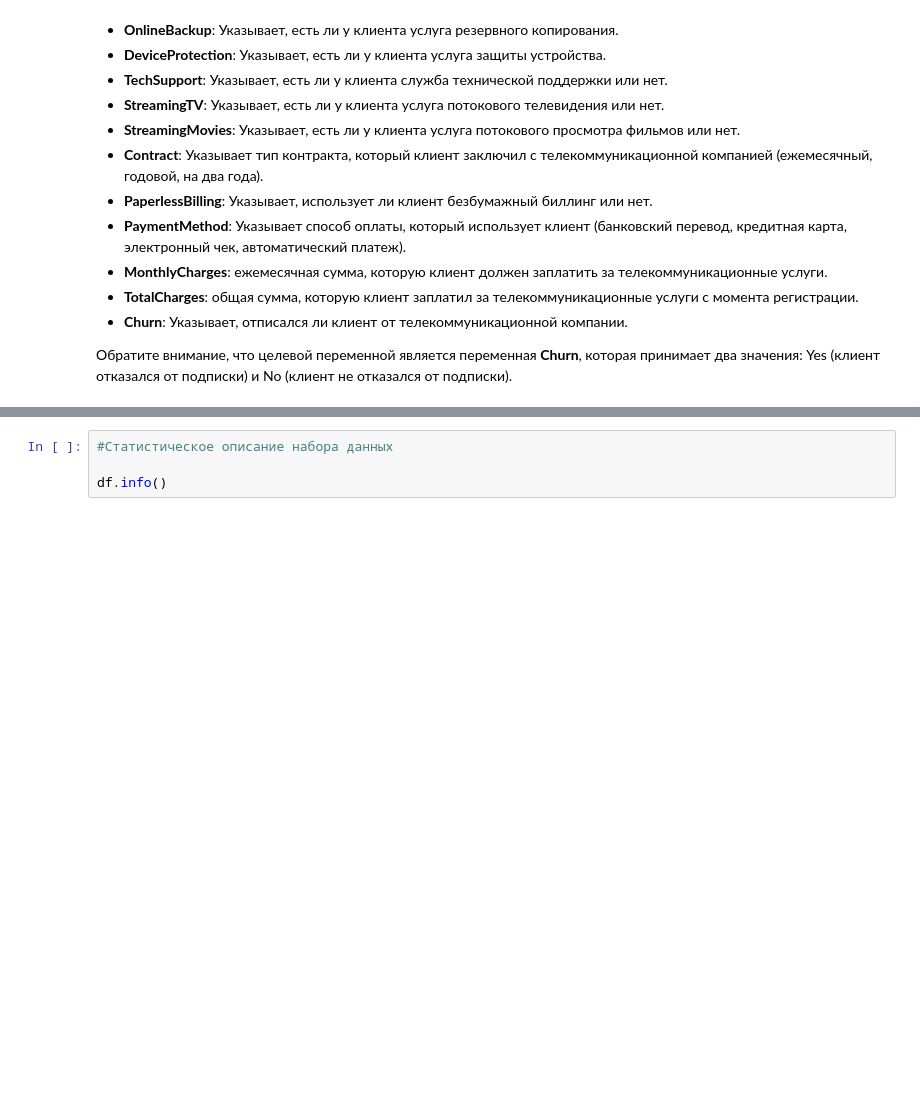
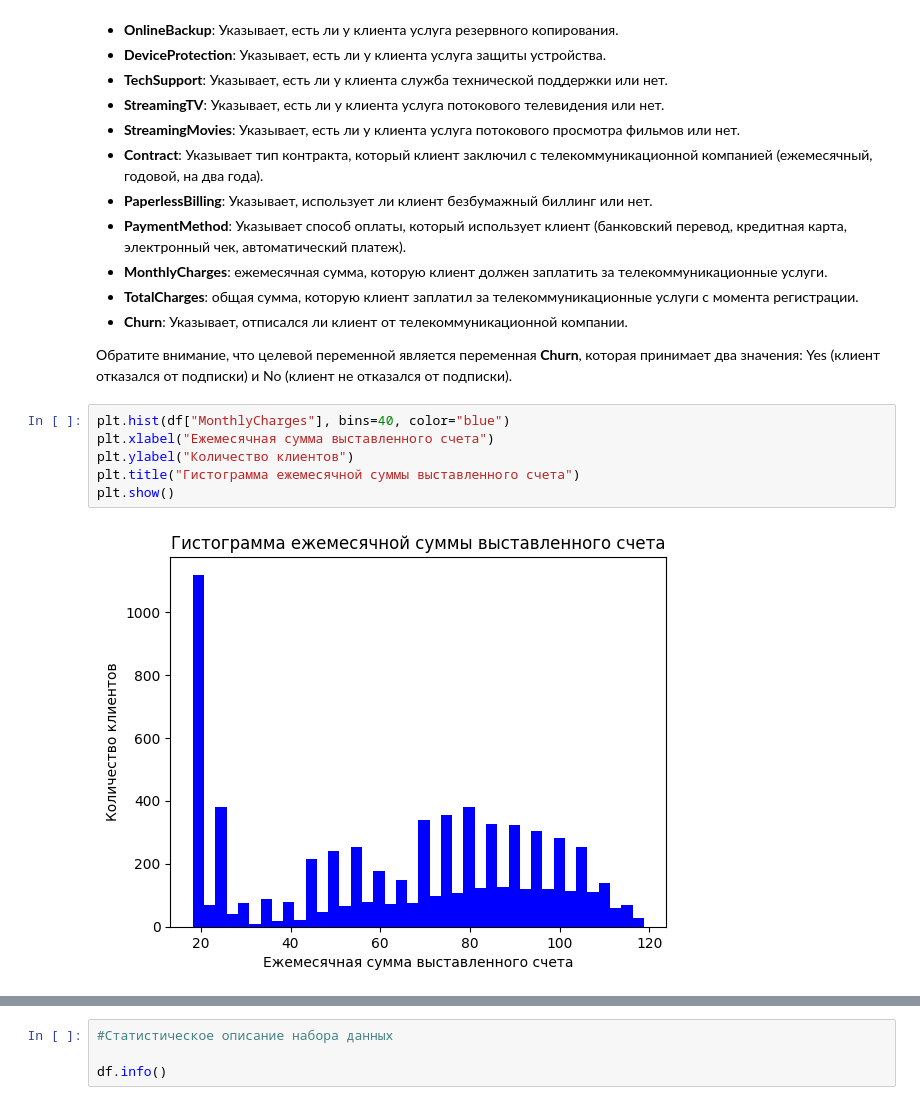
Before and after one commit to KOCORA/The-architecture-of-artificial-intelligence-systems., a Jupyter notebook: Costumer_churn.ipynb, the cells around one changed output, grey strips where cells are left out. Saved outputs shown, nothing was run; the diff lists cells and outputs as text; blank space fills up the shorter version.

```diff
--- a/Costumer_churn.ipynb
+++ b/Costumer_churn.ipynb
@@ -102,3 +102,11 @@ df
 * **Churn**: Указывает, отписался ли клиент от телекоммуникационной компании.
 
 Обратите внимание, что целевой переменной является переменная **Churn**, которая принимает два значения: Yes (клиент отказался от подписки) и No (клиент не отказался от подписки).
+# %%
+plt.hist(df["MonthlyCharges"], bins=40, color="blue")
+plt.xlabel("Ежемесячная сумма выставленного счета")
+plt.ylabel("Количество клиентов")
+plt.title("Гистограмма ежемесячной суммы выставленного счета")
+plt.show()
+# %% [output]
+[figure, added]
```
Also changed, not shown: parts of 5 cells of this notebook.
